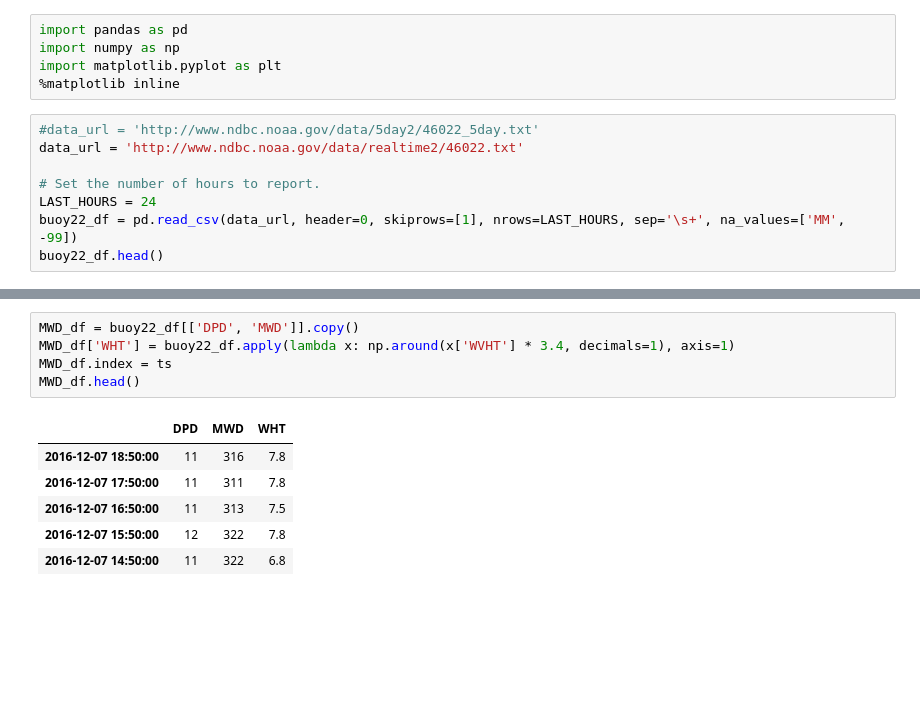
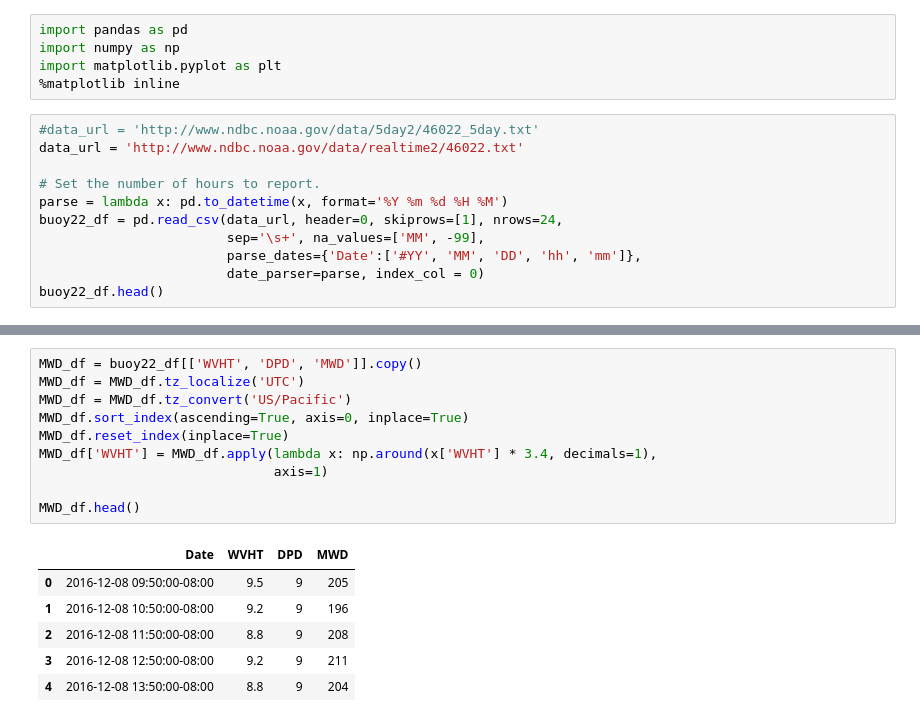
Before and after one commit to dhelliwell/buoy-data-notebooks, a Jupyter notebook: Bouy_Data.ipynb, the cells around one changed output, grey strips where cells are left out. Drawn from its saved outputs; the diff is of its cells as text; blank space fills up the shorter version.

```diff
--- a/Bouy_Data.ipynb
+++ b/Bouy_Data.ipynb
@@ -8,7 +8,10 @@ import matplotlib.pyplot as plt
 data_url = 'http://www.ndbc.noaa.gov/data/realtime2/46022.txt'
 
 # Set the number of hours to report.
-LAST_HOURS = 24
-buoy22_df = pd.read_csv(data_url, header=0, skiprows=[1], nrows=LAST_HOURS, sep='\s+', na_values=['MM', -99])
+parse = lambda x: pd.to_datetime(x, format='%Y %m %d %H %M')
+buoy22_df = pd.read_csv(data_url, header=0, skiprows=[1], nrows=24,
+                        sep='\s+', na_values=['MM', -99],
+                        parse_dates={'Date':['#YY', 'MM', 'DD', 'hh', 'mm']},
+                        date_parser=parse, index_col = 0)
 buoy22_df.head()
 # %% [output]
@@ -50,12 +25,17 @@ tlt_str = 'Observations from ' + str(last_hour) + ' to ' + str(first_hour)
 # %%
-MWD_df = buoy22_df[['DPD', 'MWD']].copy()
-MWD_df['WHT'] = buoy22_df.apply(lambda x: np.around(x['WVHT'] * 3.4, decimals=1), axis=1)
-MWD_df.index = ts
+MWD_df = buoy22_df[['WVHT', 'DPD', 'MWD']].copy()
+MWD_df = MWD_df.tz_localize('UTC')
+MWD_df = MWD_df.tz_convert('US/Pacific')
+MWD_df.sort_index(ascending=True, axis=0, inplace=True)
+MWD_df.reset_index(inplace=True)
+MWD_df['WVHT'] = MWD_df.apply(lambda x: np.around(x['WVHT'] * 3.4, decimals=1),
+                              axis=1)
+
 MWD_df.head()
 # %% [output]
-|  | DPD | MWD | WHT |
-| 2016-12-07 18:50:00 | 11 | 316 | 7.8 |
-| 2016-12-07 17:50:00 | 11 | 311 | 7.8 |
-| 2016-12-07 16:50:00 | 11 | 313 | 7.5 |
-| 2016-12-07 15:50:00 | 12 | 322 | 7.8 |
-| 2016-12-07 14:50:00 | 11 | 322 | 6.8 |
+|  | Date | WVHT | DPD | MWD |
+| 0 | 2016-12-08 09:50:00-08:00 | 9.5 | 9 | 205 |
+| 1 | 2016-12-08 10:50:00-08:00 | 9.2 | 9 | 196 |
+| 2 | 2016-12-08 11:50:00-08:00 | 8.8 | 9 | 208 |
+| 3 | 2016-12-08 12:50:00-08:00 | 9.2 | 9 | 211 |
+| 4 | 2016-12-08 13:50:00-08:00 | 8.8 | 9 | 204 |
```
Also changed, not shown: parts of 7 cells of this notebook.
